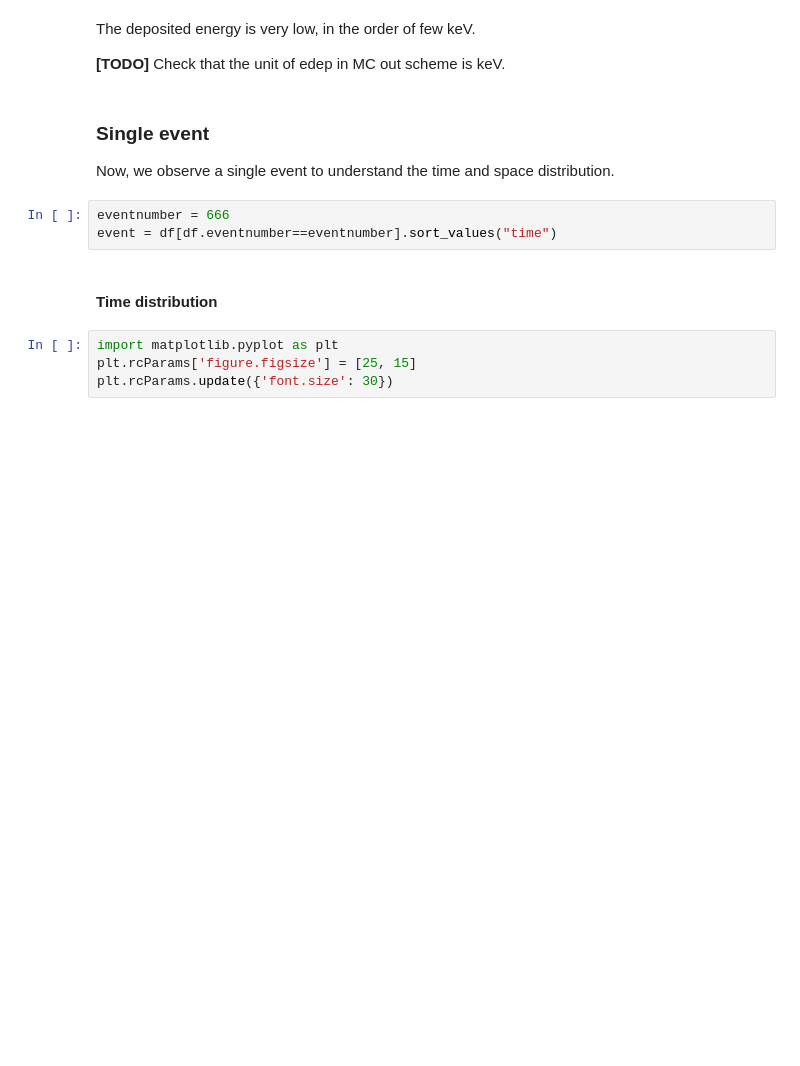
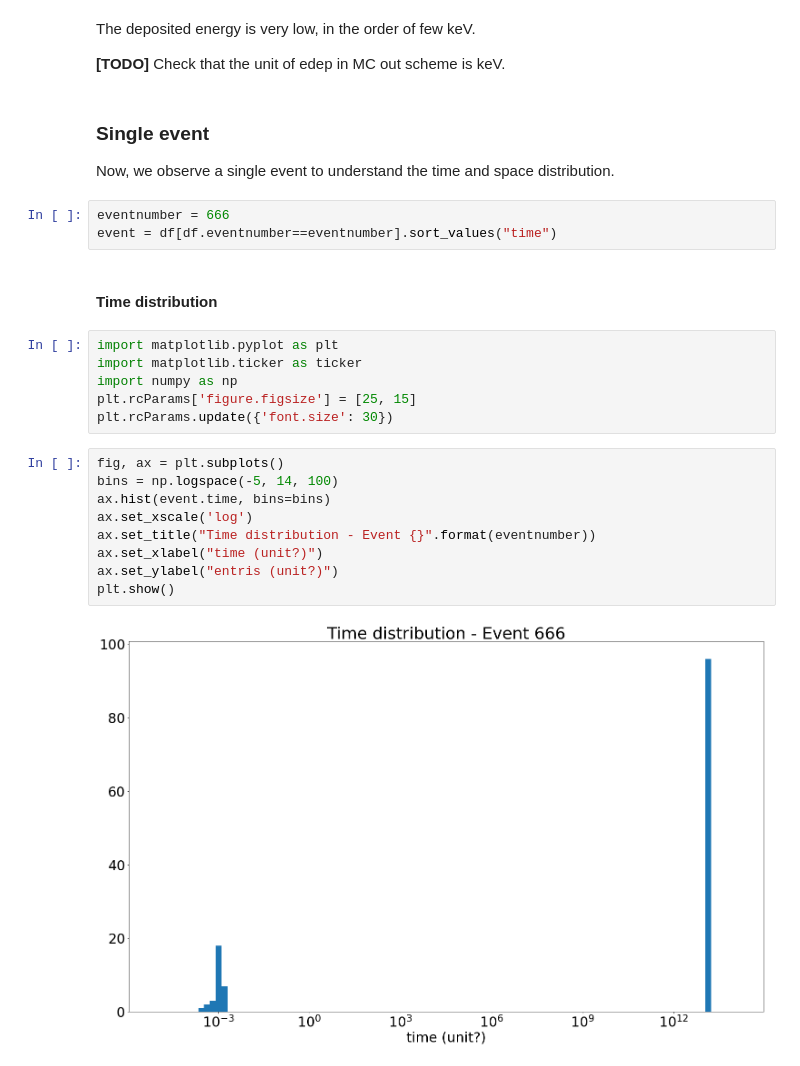
Before and after one commit to luigiberducci/ML4NP, a Jupyter notebook: Notebooks/analysis_ambiental_radioactivity_byMGreen.ipynb, the cells around one changed output. Cells and saved outputs as stored; diff of their text form; blank space fills up the shorter version.

Commit message:
amb rad analysis: time distribution of a fixed event

```diff
--- a/Notebooks/analysis_ambiental_radioactivity_byMGreen.ipynb
+++ b/Notebooks/analysis_ambiental_radioactivity_byMGreen.ipynb
@@ -98,5 +98,18 @@ event = df[df.eventnumber==eventnumber].sort_values("time")
 #### Time distribution
 # %%
 import matplotlib.pyplot as plt
+import matplotlib.ticker as ticker
+import numpy as np
 plt.rcParams['figure.figsize'] = [25, 15]
 plt.rcParams.update({'font.size': 30})
+# %%
+fig, ax = plt.subplots()
+bins = np.logspace(-5, 14, 100)
+ax.hist(event.time, bins=bins)
+ax.set_xscale('log')
+ax.set_title("Time distribution - Event {}".format(eventnumber))
+ax.set_xlabel("time (unit?)")
+ax.set_ylabel("entris (unit?)")
+plt.show()
+# %% [output]
+[figure, added]
```
